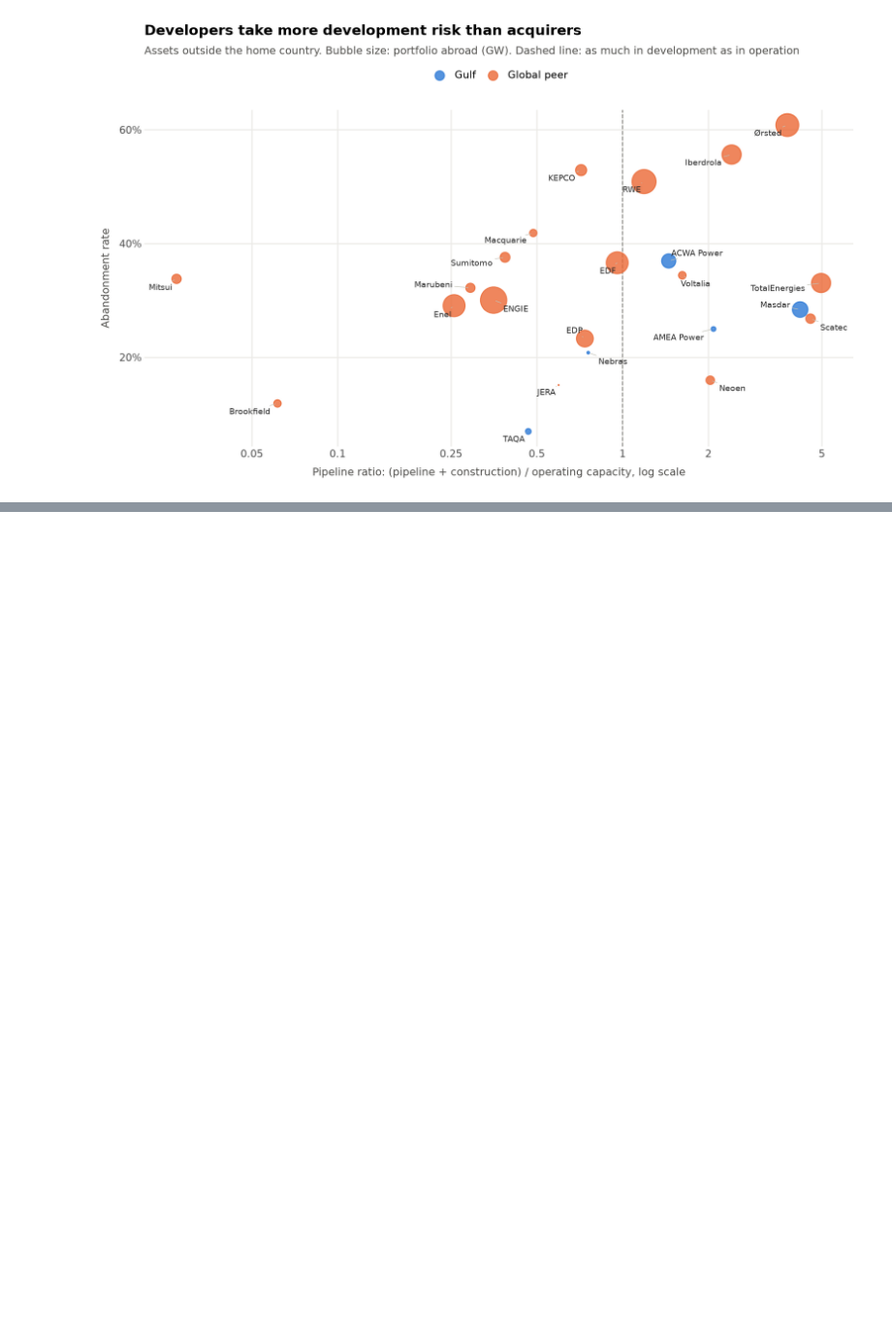
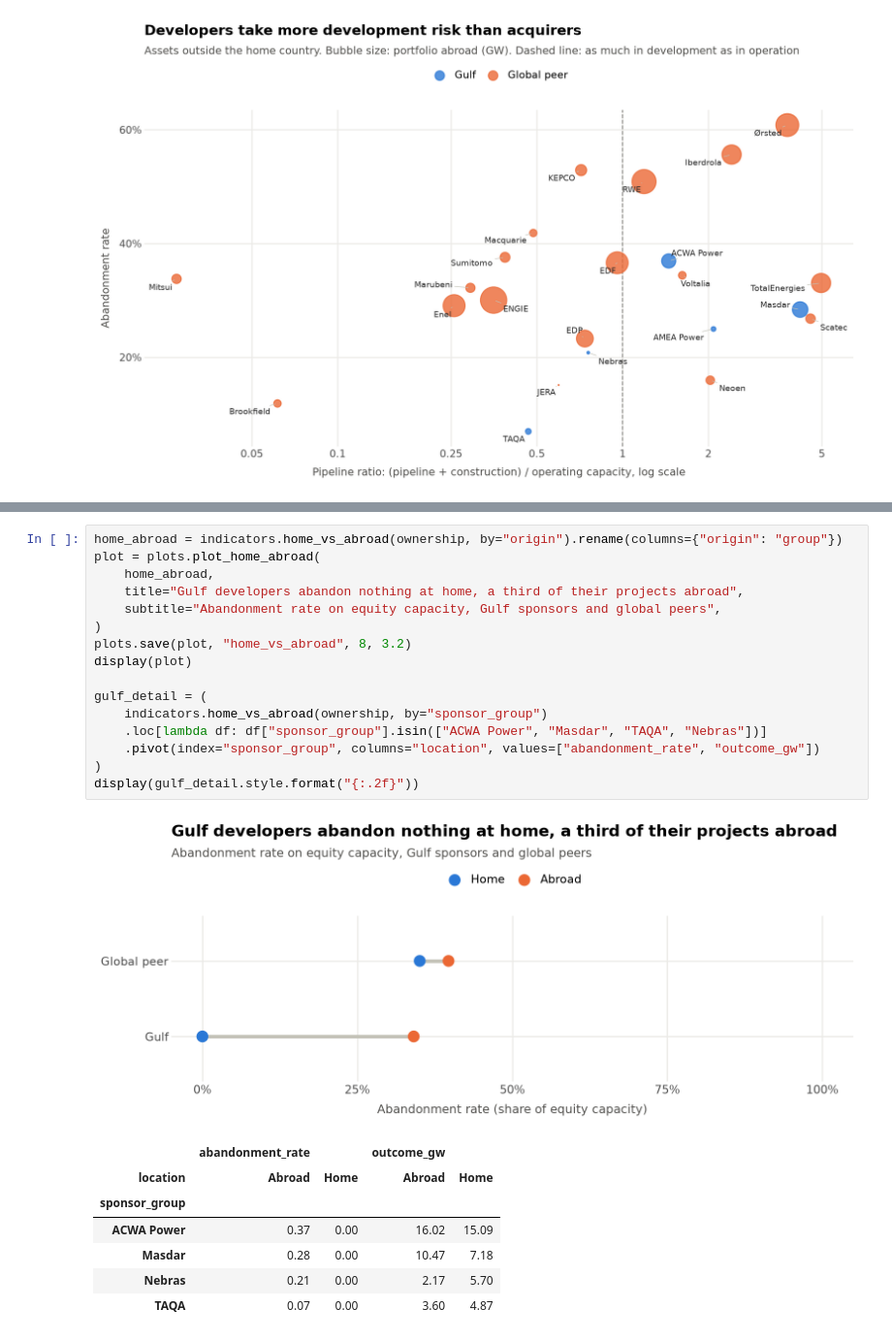
Before and after one commit to Sylvain-Topeza/power-infrastructure, a Jupyter notebook: main.ipynb, the cells around one changed output, grey strips where cells are left out. Shown at 97% size. Saved outputs shown, nothing was run; the diff lists cells and outputs as text; blank space fills up the shorter version.

```diff
--- a/main.ipynb
+++ b/main.ipynb
@@ -746,0 +768,25 @@ plot
+# %%
+home_abroad = indicators.home_vs_abroad(ownership, by="origin").rename(columns={"origin": "group"})
+plot = plots.plot_home_abroad(
+    home_abroad,
+    title="Gulf developers abandon nothing at home, a third of their projects abroad",
+    subtitle="Abandonment rate on equity capacity, Gulf sponsors and global peers",
+)
+plots.save(plot, "home_vs_abroad", 8, 3.2)
+display(plot)
+
+gulf_detail = (
+    indicators.home_vs_abroad(ownership, by="sponsor_group")
+    .loc[lambda df: df["sponsor_group"].isin(["ACWA Power", "Masdar", "TAQA", "Nebras"])]
+    .pivot(index="sponsor_group", columns="location", values=["abandonment_rate", "outcome_gw"])
+)
+display(gulf_detail.style.format("{:.2f}"))
+# %% [output]
+[figure, added]
+|  | abandonment_rate |  | outcome_gw |  |
+| location | Abroad | Home | Abroad | Home |
+| sponsor_group |  |  |  |  |
+| ACWA Power | 0.37 | 0.00 | 16.02 | 15.09 |
+| Masdar | 0.28 | 0.00 | 10.47 | 7.18 |
+| Nebras | 0.21 | 0.00 | 2.17 | 5.70 |
+| TAQA | 0.07 | 0.00 | 3.60 | 4.87 |
```
Also changed, not shown: parts of 5 cells of this notebook.
